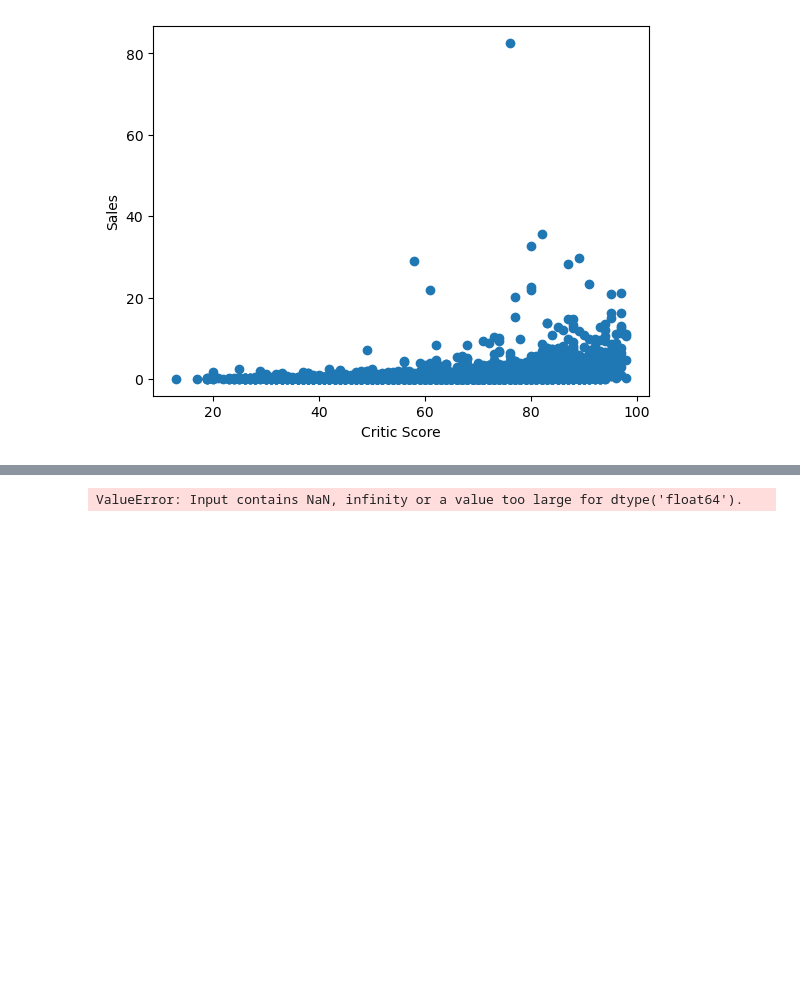
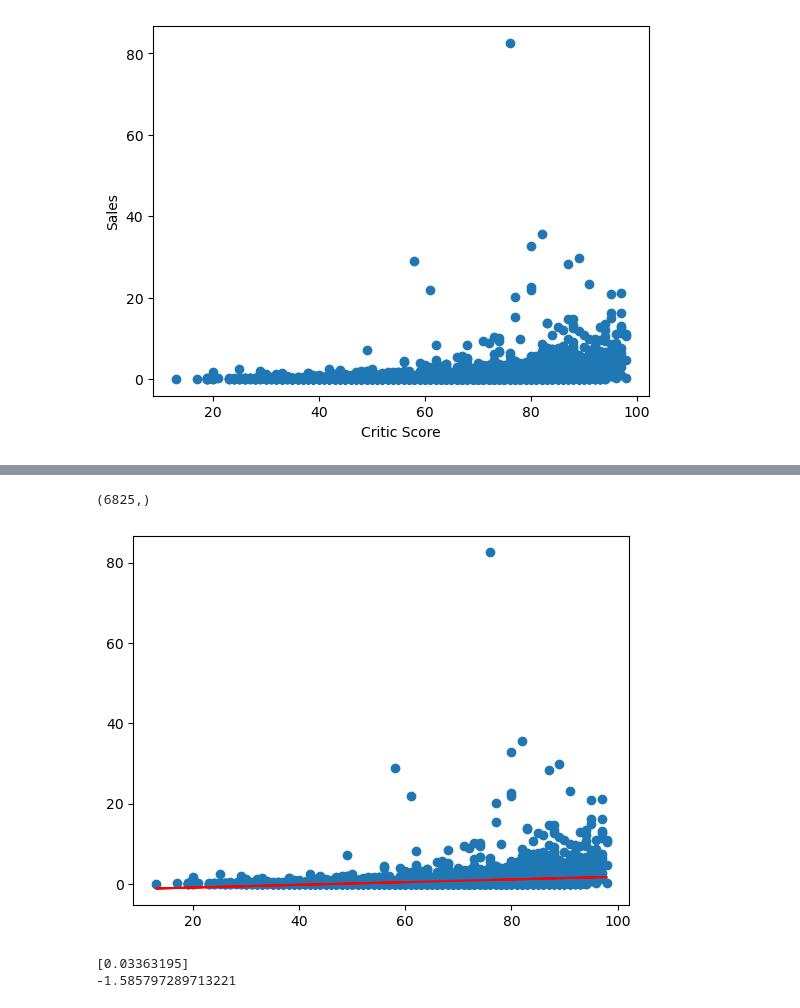
Before and after one commit to PeterAlesio/Video_Game_Analysis, a Jupyter notebook: linear_reg_model.ipynb, the cells around one changed output, grey strips where cells are left out. Drawn from its saved outputs; the diff is of its cells as text; code cells hidden in the pictures; blank space fills up the shorter version.

```diff
--- a/linear_reg_model.ipynb
+++ b/linear_reg_model.ipynb
@@ -20,4 +33,6 @@ plt.ylabel('Sales')
 plt.show()
 # %% [output]
 [figure]
+# %%
+new_df = df.dropna()
 # %%
@@ -26,0 +40,5 @@ y = df.Global_Sales
+# %%
+df_test = new_df[['Global_Sales', 'Critic_Score']]
+# %%
+X = df_test.Critic_Score.values.reshape(-1, 1)
+y = df_test.Global_Sales
@@ -30,4 +64,16 @@ model.fit(X, y)
 y_pred = model.predict(X)
 print(y_pred.shape)
 # %% [output]
-ValueError: Input contains NaN, infinity or a value too large for dtype('float64').
+(6825,)
+# %%
+plt.scatter(X, y)
+plt.plot(X, y_pred, color='red')
+plt.show()
+# %% [output]
+[figure, added]
+# %%
+print(model.coef_)
+print(model.intercept_)
+# %% [output]
+[0.03363195]
+-1.585797289713221
```
Also changed, not shown: parts of 6 cells of this notebook.
